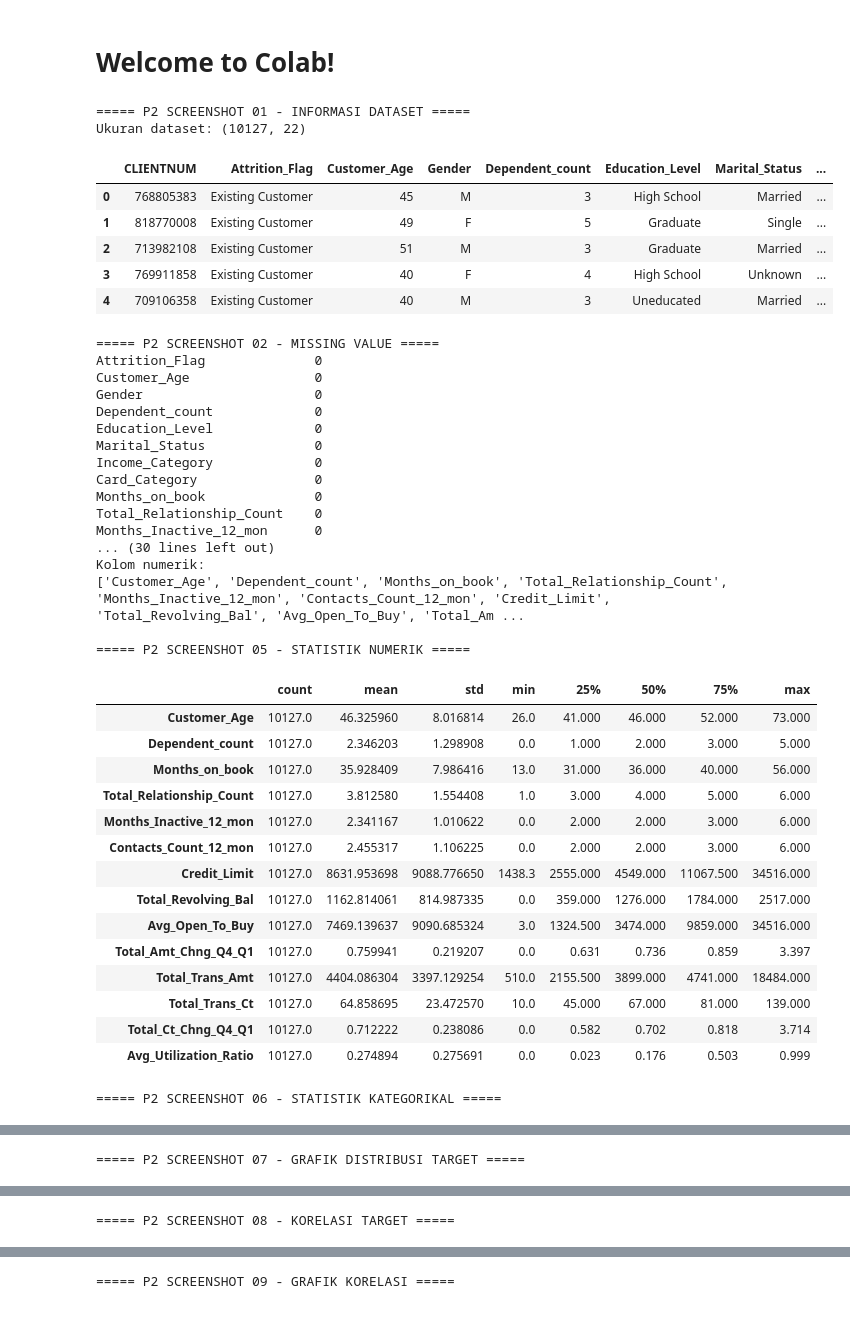
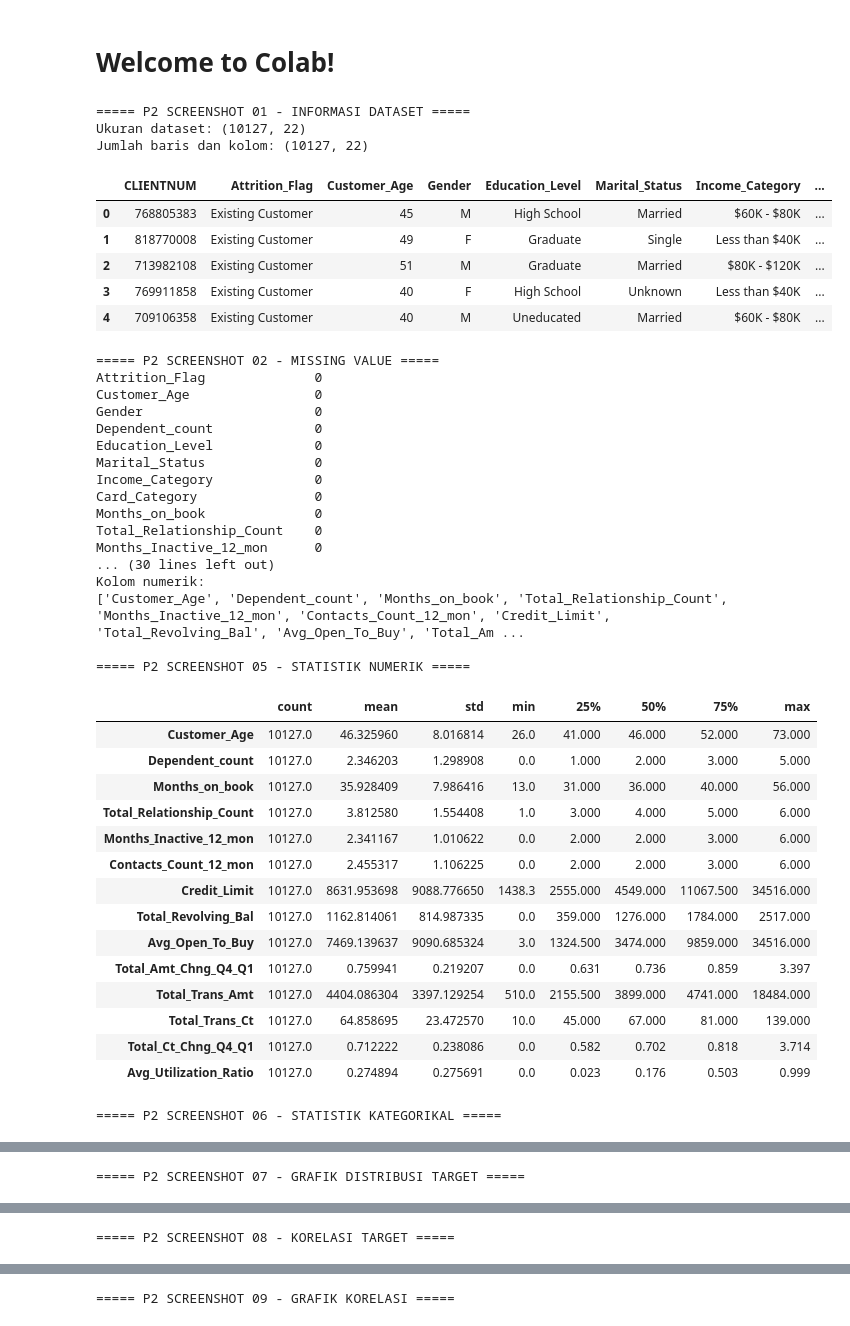
Before and after one commit to renwidjaya/machine-learning-datasets, a Jupyter notebook: bank_churners.ipynb, the cells around one changed output, grey strips where cells are left out. Drawn from its saved outputs; the diff is of its cells as text; code cells hidden in the pictures.

```diff
--- a/bank_churners.ipynb
+++ b/bank_churners.ipynb
@@ -45,7 +45,22 @@ df = pd.read_csv('/content/P2_BankChurners.csv')
 
 print("\n===== P2 SCREENSHOT 01 - INFORMASI DATASET =====")
 print("Ukuran dataset:", df.shape)
-display(df.head())
+# Informasi ukuran dataset
+print("Jumlah baris dan kolom:", df.shape)
+
+# Menampilkan beberapa kolom utama
+kolom_tampilan = [
+    'CLIENTNUM',
+    'Attrition_Flag',
+    'Customer_Age',
+    'Gender',
+    'Education_Level',
+    'Marital_Status',
+    'Income_Category',
+    'Card_Category'
+]
+
+display(df[kolom_tampilan].head())
 
 
 # ============================================================
@@ -358,39 +373,40 @@ for model_name, model in models.items():
         'Accuracy': accuracy,
         'Precision': precision,
         'Recall': recall,
         'F1-Score': f1,
         'Balanced Accuracy': balanced_acc,
         'ROC-AUC': roc_auc
     }
 
 
 # ============================================================
 # 8. PERBANDINGAN HASIL MODEL
 # ============================================================
 comparison = pd.DataFrame(results).T
 
 print("\n===== P2 SCREENSHOT 13 - PERBANDINGAN MODEL =====")
 
 # Mengubah hasil evaluasi menjadi persentase
 display((comparison * 100).round(2))
 
 # Menentukan model terbaik berdasarkan F1-Score
 best_model = comparison['F1-Score'].idxmax()
 
 print("\nModel terbaik berdasarkan F1-Score:", best_model)
 
 # ============================================================
 # SELESAI - P2 BANK CUSTOMER CHURN PREDICTION
 # ============================================================
 # %% [output]
 ===== P2 SCREENSHOT 01 - INFORMASI DATASET =====
 Ukuran dataset: (10127, 22)
+Jumlah baris dan kolom: (10127, 22)
-|  | CLIENTNUM | Attrition_Flag | Customer_Age | Gender | Dependent_count | Education_Level | Marital_Status | ... |
-| 0 | 768805383 | Existing Customer | 45 | M | 3 | High School | Married | ... |
-| 1 | 818770008 | Existing Customer | 49 | F | 5 | Graduate | Single | ... |
-| 2 | 713982108 | Existing Customer | 51 | M | 3 | Graduate | Married | ... |
-| 3 | 769911858 | Existing Customer | 40 | F | 4 | High School | Unknown | ... |
-| 4 | 709106358 | Existing Customer | 40 | M | 3 | Uneducated | Married | ... |
+|  | CLIENTNUM | Attrition_Flag | Customer_Age | Gender | Education_Level | Marital_Status | Income_Category | ... |
+| 0 | 768805383 | Existing Customer | 45 | M | High School | Married | $60K - $80K | ... |
+| 1 | 818770008 | Existing Customer | 49 | F | Graduate | Single | Less than $40K | ... |
+| 2 | 713982108 | Existing Customer | 51 | M | Graduate | Married | $80K - $120K | ... |
+| 3 | 769911858 | Existing Customer | 40 | F | High School | Unknown | Less than $40K | ... |
+| 4 | 709106358 | Existing Customer | 40 | M | Uneducated | Married | $60K - $80K | ... |
 ===== P2 SCREENSHOT 02 - MISSING VALUE =====
 Attrition_Flag              0
 Customer_Age                0
```
